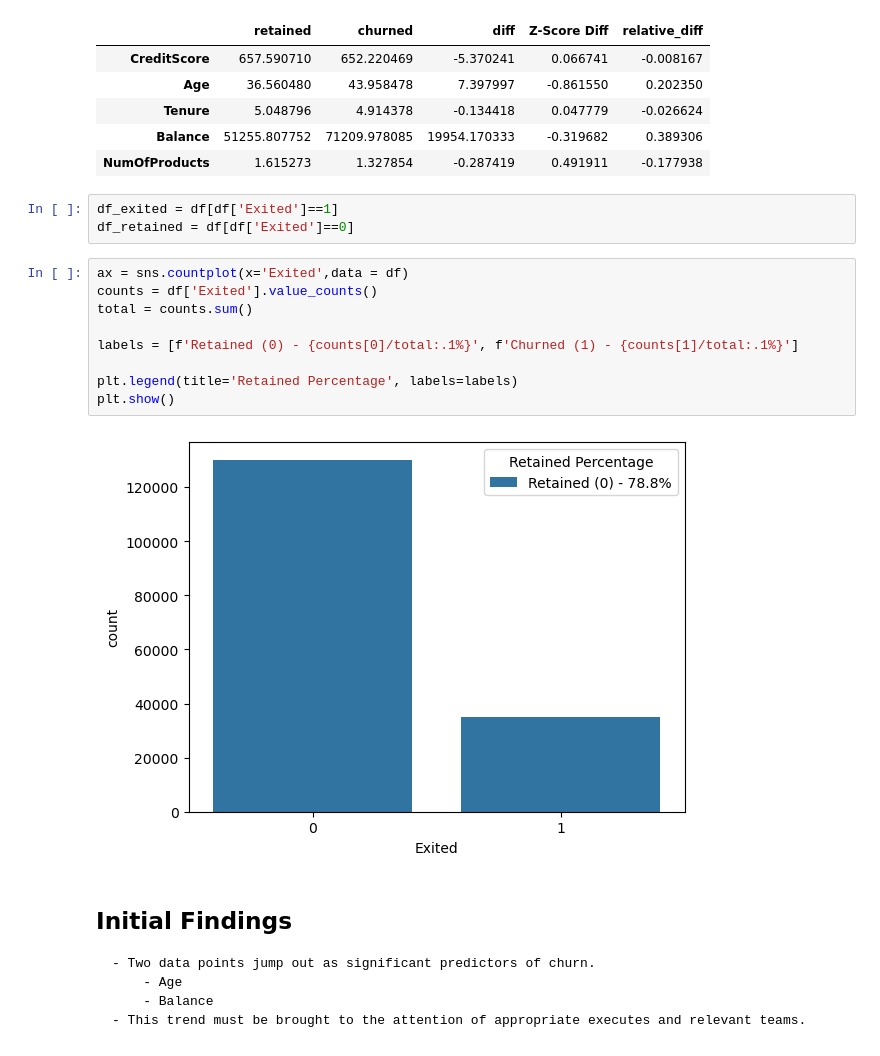
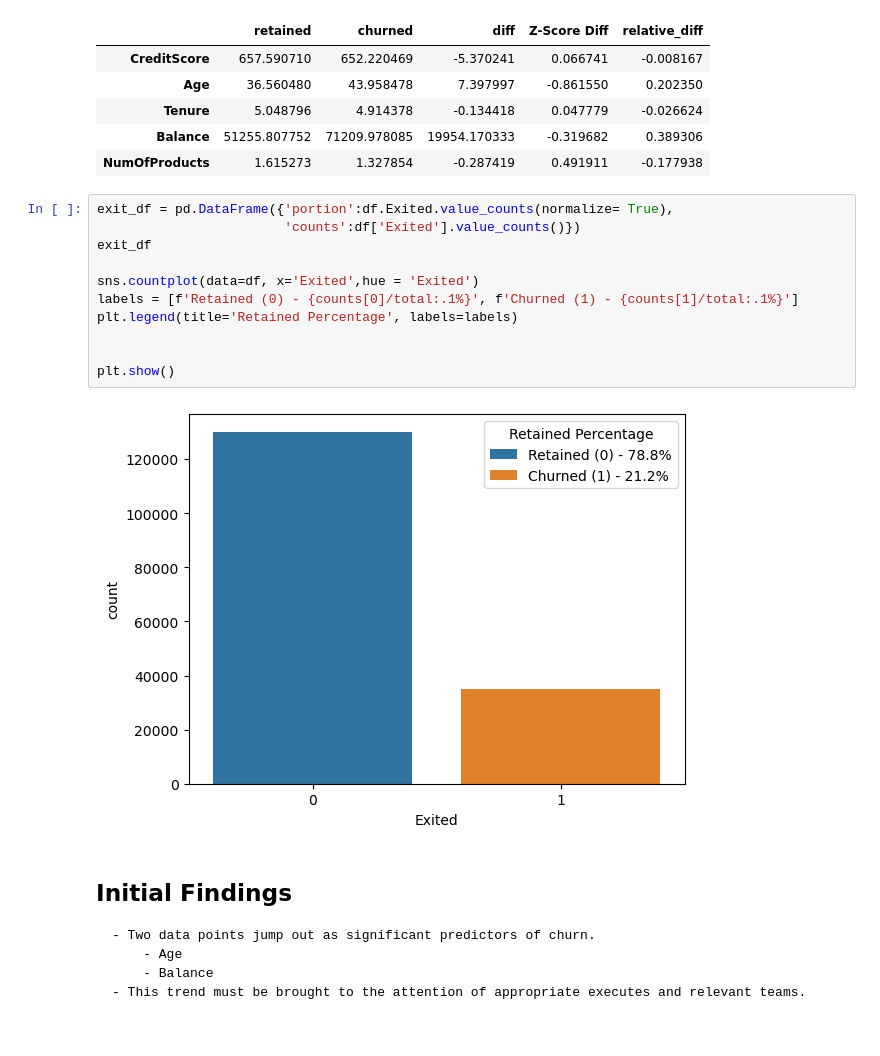
Before and after one commit to EliasOMacias/Bank_client_churn_prediction, a Jupyter notebook: Bank_churn_predictor.ipynb, the cells around one changed output. Drawn from its saved outputs; the diff is of its cells as text.

```diff
--- a/Bank_churn_predictor.ipynb
+++ b/Bank_churn_predictor.ipynb
@@ -100,20 +105,19 @@ average_comparison_table
 | Tenure | 5.048796 | 4.914378 | -0.134418 | 0.047779 | -0.026624 |
 | Balance | 51255.807752 | 71209.978085 | 19954.170333 | -0.319682 | 0.389306 |
 | NumOfProducts | 1.615273 | 1.327854 | -0.287419 | 0.491911 | -0.177938 |
-# %%
-df_exited = df[df['Exited']==1]
-df_retained = df[df['Exited']==0]
-# %%
-ax = sns.countplot(x='Exited',data = df)
-counts = df['Exited'].value_counts()
-total = counts.sum()
-
-labels = [f'Retained (0) - {counts[0]/total:.1%}', f'Churned (1) - {counts[1]/total:.1%}']
-
-plt.legend(title='Retained Percentage', labels=labels)
-plt.show()
-# %% [output]
-[figure, removed]
+# %%
+exit_df = pd.DataFrame({'portion':df.Exited.value_counts(normalize= True),
+                        'counts':df['Exited'].value_counts()})
+exit_df
+
+sns.countplot(data=df, x='Exited',hue = 'Exited')
+labels = [f'Retained (0) - {counts[0]/total:.1%}', f'Churned (1) - {counts[1]/total:.1%}']
+plt.legend(title='Retained Percentage', labels=labels)
+
+
+plt.show()
+# %% [output]
+[figure, added]
 # %% [markdown]
 ## Initial Findings
 
```
Also changed, not shown: parts of 15 cells of this notebook.
